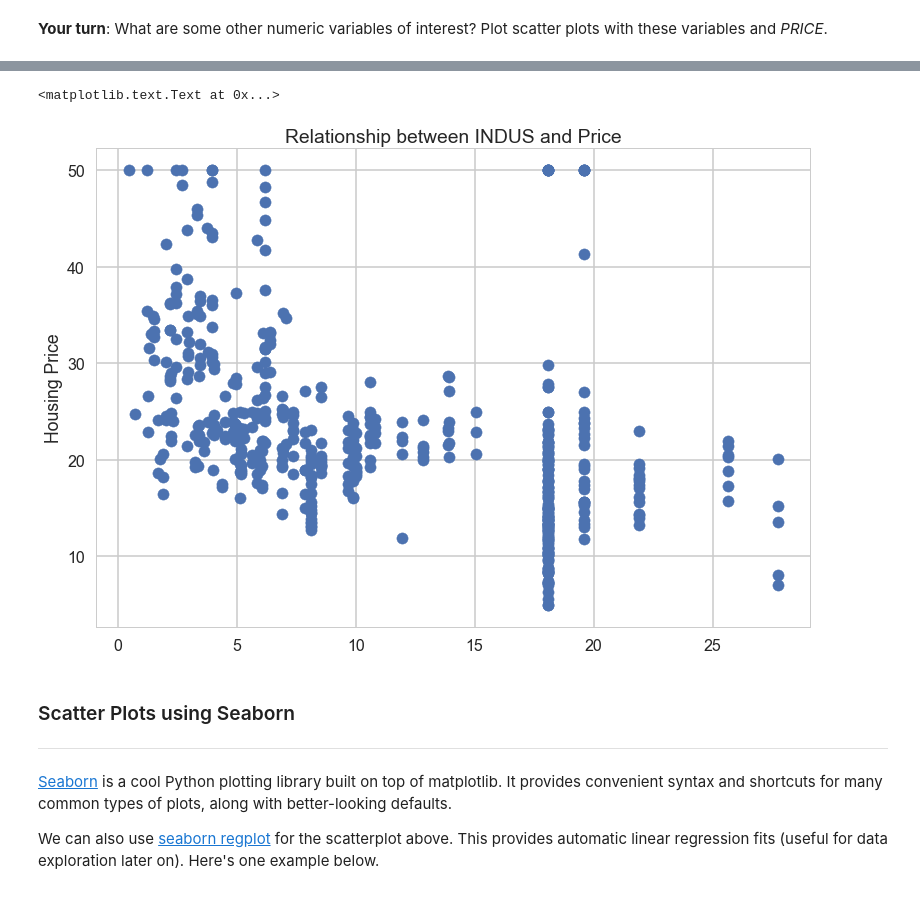
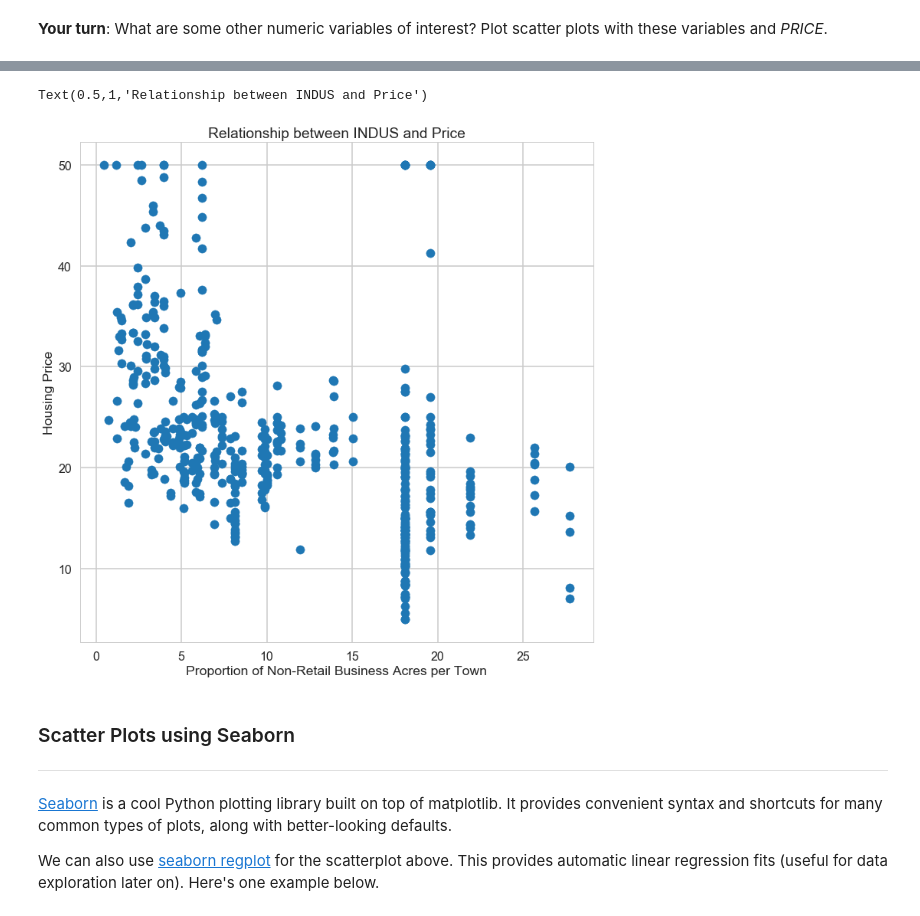
Before and after one commit to JoeBrownOnline/Machine-Learning, a Jupyter notebook: LIN_LOG_REG/Mini_Project_Linear_Regression.ipynb, the cells around one changed output, grey strips where cells are left out. Saved outputs shown, nothing was run; the diff lists cells and outputs as text; code cells hidden in the pictures.

```diff
--- a/LIN_LOG_REG/Mini_Project_Linear_Regression.ipynb
+++ b/LIN_LOG_REG/Mini_Project_Linear_Regression.ipynb
@@ -255,11 +281,11 @@ plt.title("Relationship between AGE and Price")
 # %%
 plt.scatter(bos.INDUS, bos.PRICE)
-plt.xlabel("")
+plt.xlabel("Proportion of Non-Retail Business Acres per Town")
 plt.ylabel("Housing Price")
 plt.title("Relationship between INDUS and Price")
 # %% [output]
-<matplotlib.text.Text at 0x...>
+Text(0.5,1,'Relationship between INDUS and Price')
-[figure, old version]
+[figure, new version]
 # %% [markdown]
 ### Scatter Plots using Seaborn
 ***
```
Also changed, not shown: parts of 28 cells of this notebook, 1 other file.
